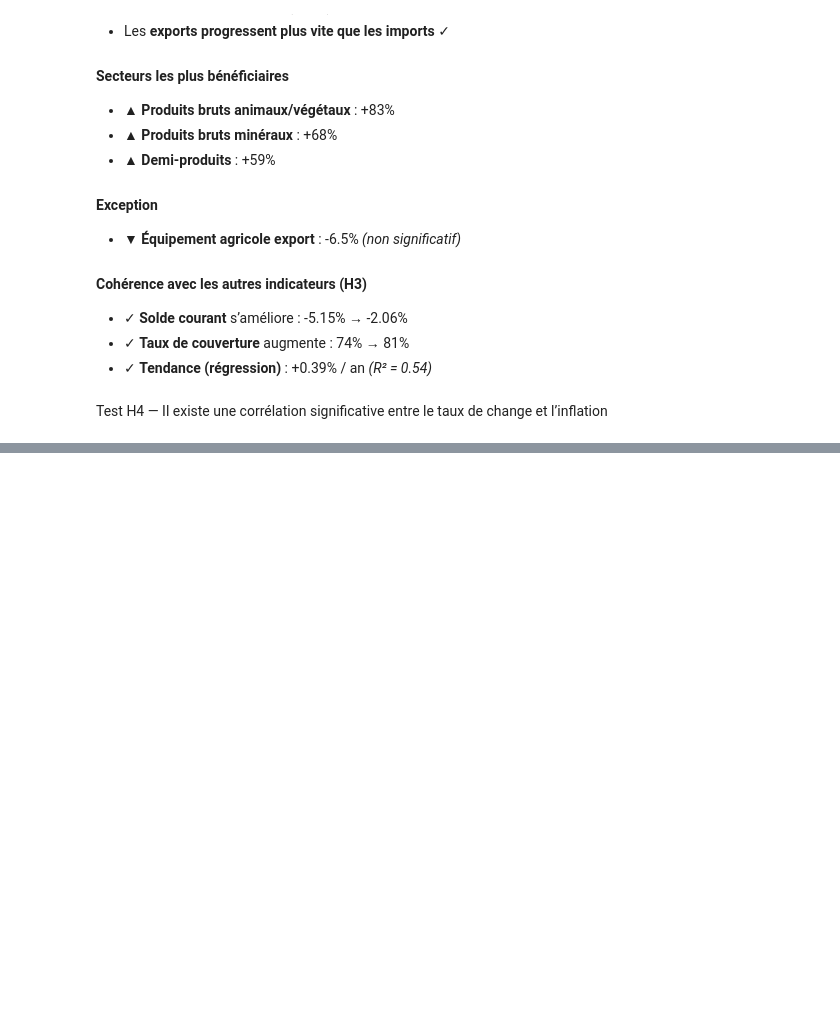
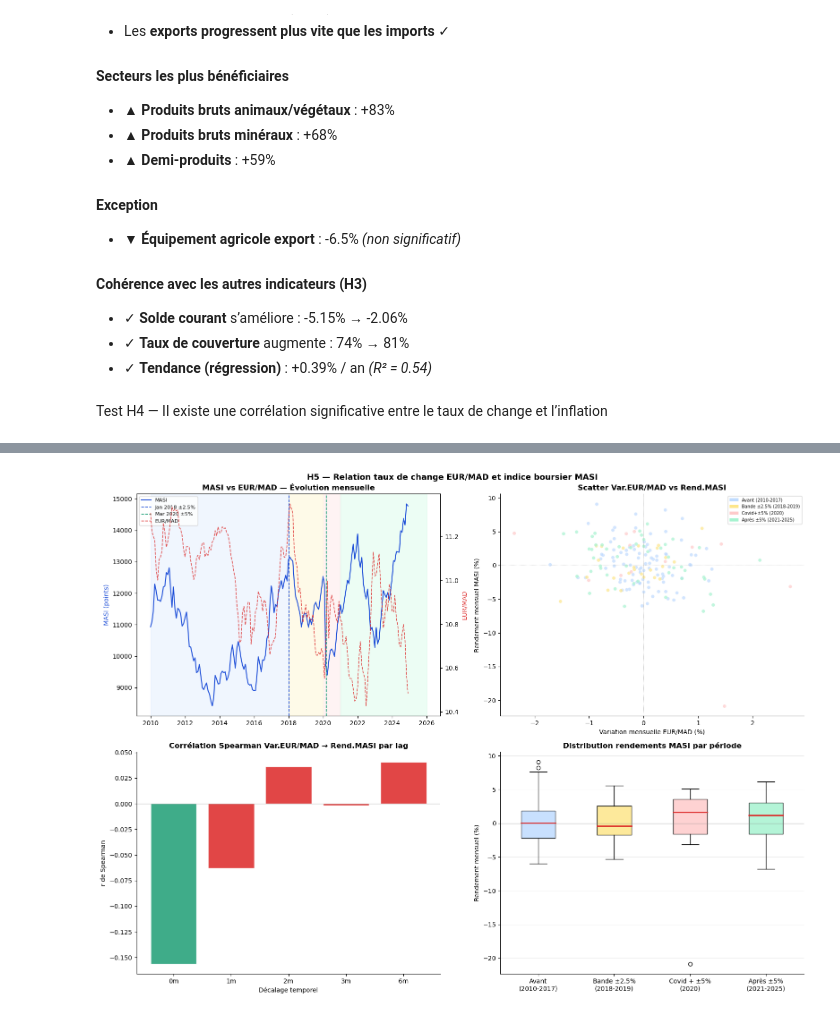
Before and after one commit to JanahAsmae/liberalisation-regime-change-maroc, a Jupyter notebook: notebooks/test_hypotheses.ipynb, the cells around one changed output, grey strips where cells are left out. Saved outputs shown, nothing was run; the diff lists cells and outputs as text; code cells hidden in the pictures; blank space fills up the shorter version.

```diff
--- a/notebooks/test_hypotheses.ipynb
+++ b/notebooks/test_hypotheses.ipynb
@@ -1476,0 +2411,92 @@ T1 {
+# %%
+# Configuration des graphiques
+fig, axes = plt.subplots(2, 2, figsize=(16, 12))
+fig.suptitle("H5 — Relation taux de change EUR/MAD et indice boursier MASI",
+             fontsize=13, fontweight='bold')
+
+# Haut gauche — MASI et EUR/MAD (double axe)
+ax1 = axes[0, 0]
+ax2 = ax1.twinx()
+ax1.plot(df_h5['Date_m'], df_h5['Cloture'],
+         color='#1D4ED8', linewidth=1.5, label='MASI')
+ax2.plot(df_h5['Date_m'], df_h5['EUR_MAD'],
+         color='#DC2626', linewidth=1.2,
+         linestyle='--', alpha=0.8, label='EUR/MAD')
+add_bands(ax1, is_date=True)
+ax1.set_ylabel("MASI (points)", color='#1D4ED8')
+ax2.set_ylabel("EUR/MAD", color='#DC2626')
+ax1.set_title("MASI vs EUR/MAD — Évolution mensuelle", fontweight='bold')
+lines1, labels1 = ax1.get_legend_handles_labels()
+lines2, labels2 = ax2.get_legend_handles_labels()
+ax1.legend(lines1 + lines2, labels1 + labels2, fontsize=8)
+ax1.xaxis.set_major_locator(mdates.YearLocator(2))
+ax1.xaxis.set_major_formatter(mdates.DateFormatter('%Y'))
+
+# Haut droite — Scatter Var.EUR vs Rend.MASI
+ax = axes[0, 1]
+periode_colors = {
+    'Avant (2010-2017)':       COLORS_LIGHT['avant'],
+    'Bande ±2.5% (2018-2019)': COLORS_LIGHT['bande25'],
+    'Covid+±5% (2020)':        COLORS_LIGHT['covid'],
+    'Après ±5% (2021-2025)':   COLORS_LIGHT['bande5'],
+}
+for label, color in periode_colors.items():
+    sub = df_var[df_var['periode'] == label]
+    ax.scatter(sub['Var_EUR'], sub['Rend_MASI'],
+               color=color, alpha=0.7, s=30,
+               edgecolors='white', linewidth=0.3)
+ax.axhline(0, color='gray', linewidth=0.5, linestyle=':')
+ax.axvline(0, color='gray', linewidth=0.5, linestyle=':')
+ax.set_xlabel("Variation mensuelle EUR/MAD (%)")
+ax.set_ylabel("Rendement mensuel MASI (%)")
+ax.set_title("Scatter Var.EUR/MAD vs Rend.MASI",
+             fontweight='bold')
+ax.legend(handles=[Patch(facecolor=c, label=l)
+                   for l, c in periode_colors.items()],
+          fontsize=7)
+ax.spines['top'].set_visible(False)
+ax.spines['right'].set_visible(False)
+
+# Bas gauche — Corrélation par lag
+ax = axes[1, 0]
+lags_labels = ['0m','1m','2m','3m','6m']
+colors_lag = ['#1D9E75' if p < alpha else '#DC2626'
+              for p in p_lags_h5]
+ax.bar(lags_labels, r_lags_h5,
+       color=colors_lag, alpha=0.85, edgecolor='white')
+ax.axhline(0, color='gray', linewidth=0.8)
+ax.set_title("Corrélation Spearman Var.EUR/MAD → Rend.MASI par lag",
+             fontweight='bold')
+ax.set_xlabel("Décalage temporel")
+ax.set_ylabel("r de Spearman")
+ax.spines['top'].set_visible(False)
+ax.spines['right'].set_visible(False)
+
+# Bas droite — Rendement MASI par période
+ax = axes[1, 1]
+data_box, labels_box = [], []
+for label, (debut, fin) in PERIODES.items():
+    sub = df_h5[df_h5['annee'].between(debut, fin)]['Rend_MASI'].dropna()
+    if len(sub) > 0:
+        data_box.append(sub.values)
+        labels_box.append(label.replace(' (', '\n('))
+
+bp = ax.boxplot(data_box, labels=labels_box, patch_artist=True,
+                medianprops=dict(color='#DC2626', linewidth=2))
+for patch, color in zip(bp['boxes'], list(COLORS_LIGHT.values())):
+    patch.set_facecolor(color)
+    patch.set_alpha(0.85)
+ax.axhline(0, color='gray', linewidth=0.8)
+ax.set_title("Distribution rendements MASI par période",
+             fontweight='bold')
+ax.set_ylabel("Rendement mensuel (%)")
+ax.grid(axis='y', color='#E5E5E5', linewidth=0.6)
+ax.spines['top'].set_visible(False)
+ax.spines['right'].set_visible(False)
+
+plt.tight_layout()
+plt.savefig("../visualisation/viz_H5_masi.png",
+            bbox_inches='tight', dpi=150)
+plt.show()
+# %% [output]
+[figure, added]
```
Also changed, not shown: parts of 56 cells of this notebook, 3 other files.
